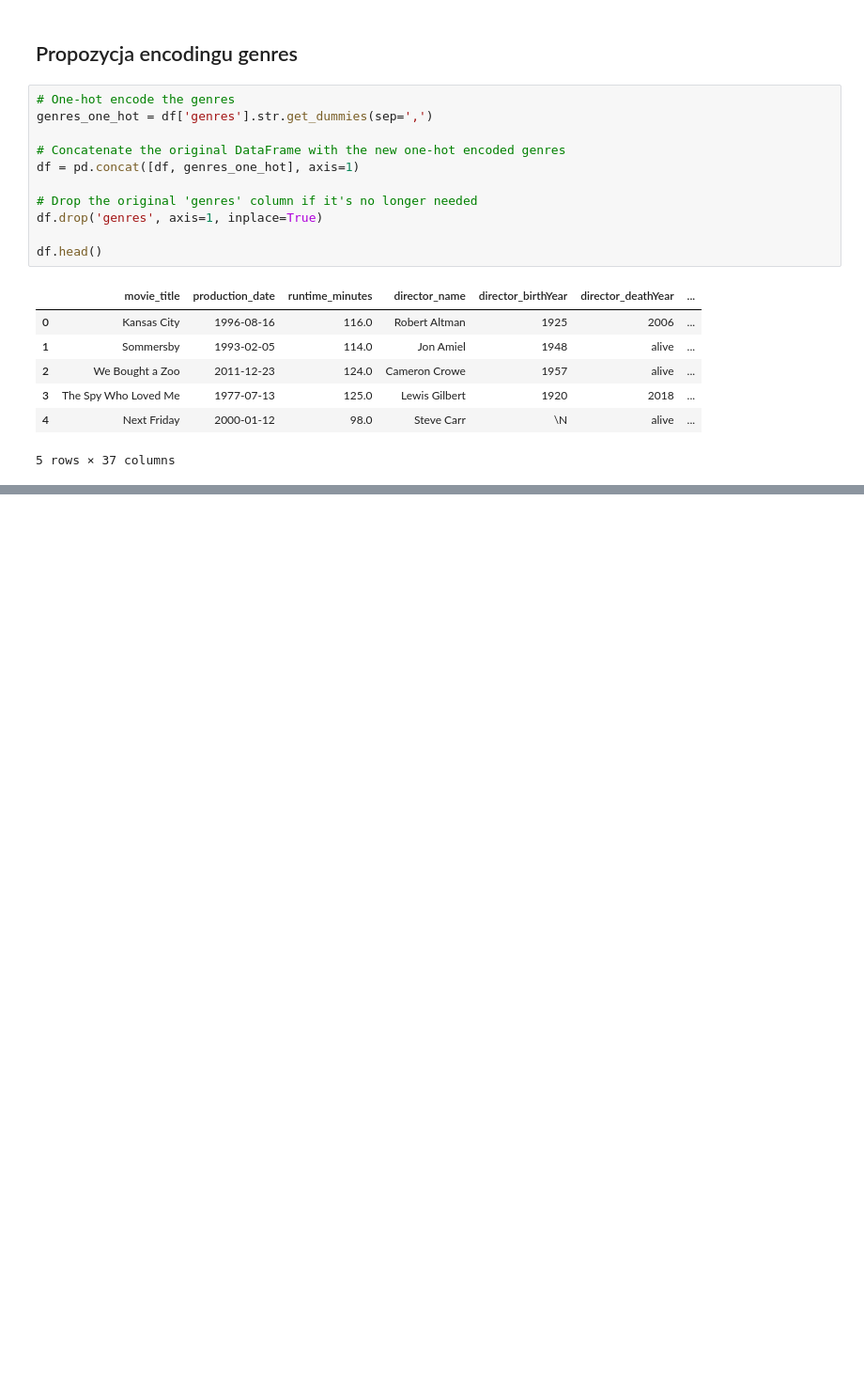
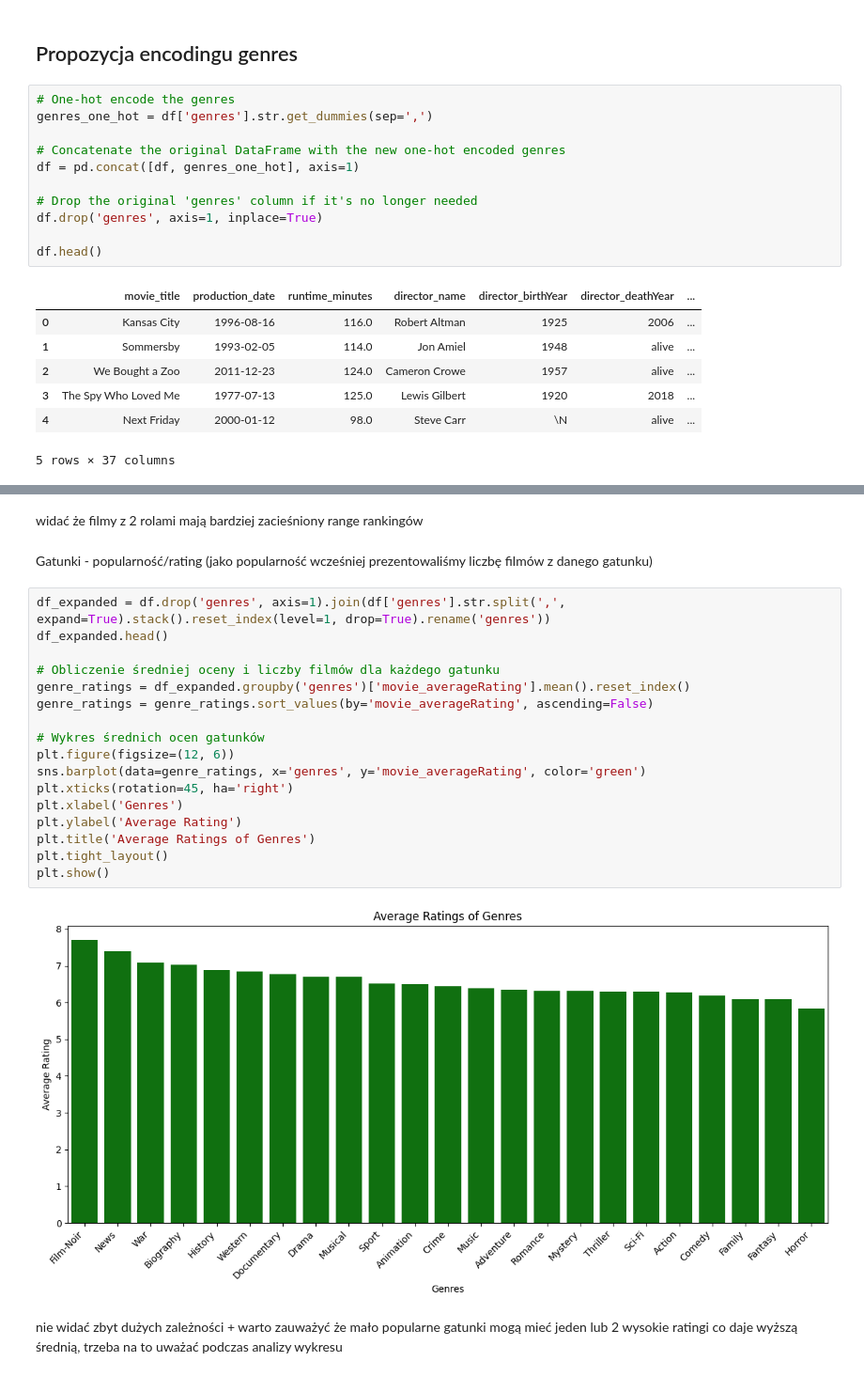
Before and after one commit to kaminskaz/PROJEKT2_ML_klasteryzacja, a Jupyter notebook: KM1/EDA_final.ipynb, the cells around one changed output, grey strips where cells are left out. Shown at 94% size. Drawn from its saved outputs; the diff is of its cells as text; blank space fills up the shorter version.

```diff
--- a/KM1/EDA_final.ipynb
+++ b/KM1/EDA_final.ipynb
@@ -548,0 +614,25 @@ df.head()
+# %% [markdown]
+widać że filmy z 2 rolami mają bardziej zacieśniony range rankingów
+# %% [markdown]
+Gatunki - popularność/rating (jako popularność wcześniej prezentowaliśmy liczbę filmów z danego gatunku)
+# %%
+df_expanded = df.drop('genres', axis=1).join(df['genres'].str.split(',', expand=True).stack().reset_index(level=1, drop=True).rename('genres'))
+df_expanded.head()
+
+# Obliczenie średniej oceny i liczby filmów dla każdego gatunku
+genre_ratings = df_expanded.groupby('genres')['movie_averageRating'].mean().reset_index()
+genre_ratings = genre_ratings.sort_values(by='movie_averageRating', ascending=False)
+
+# Wykres średnich ocen gatunków
+plt.figure(figsize=(12, 6))
+sns.barplot(data=genre_ratings, x='genres', y='movie_averageRating', color='green')
+plt.xticks(rotation=45, ha='right')
+plt.xlabel('Genres')
+plt.ylabel('Average Rating')
+plt.title('Average Ratings of Genres')
+plt.tight_layout()
+plt.show()
+# %% [output]
+[figure, added]
+# %% [markdown]
+nie widać zbyt dużych zależności + warto zauważyć że mało popularne gatunki mogą mieć jeden lub 2 wysokie ratingi co daje wyższą średnią, trzeba na to uważać podczas analizy wykresu
```
Also changed, not shown: parts of 7 cells of this notebook.
